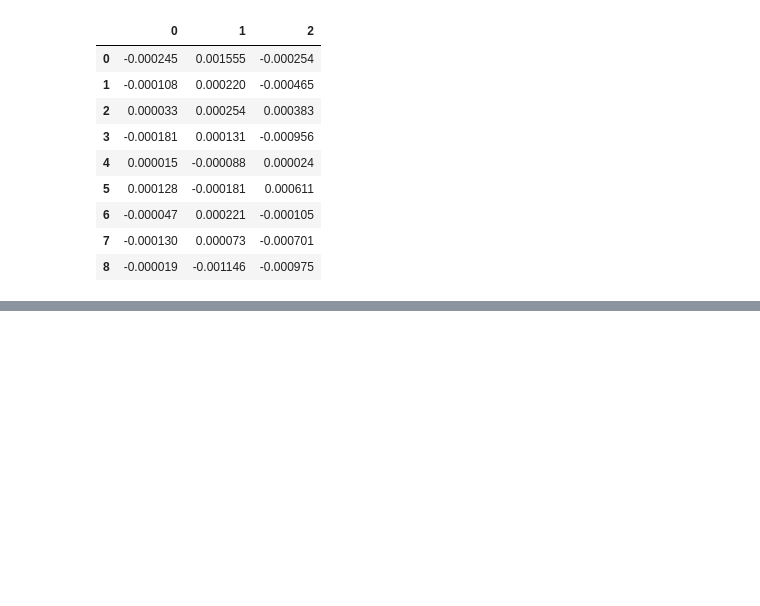
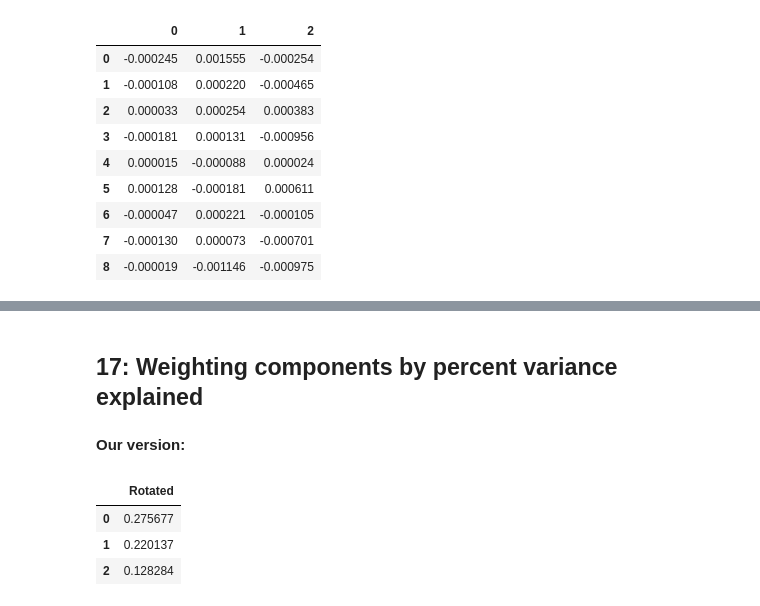
Before and after one commit to opengisci/Learn-PCA, a Jupyter notebook: PCA_tutorial.ipynb, the cells around one changed output, grey strips where cells are left out. Cells and saved outputs as stored; diff of their text form; code cells hidden in the pictures; blank space fills up the shorter version.

```diff
--- a/PCA_tutorial.ipynb
+++ b/PCA_tutorial.ipynb
@@ -761,0 +763,13 @@ max(diff.max()) # here we find a relatively minor maximum difference between the
+# %% [markdown]
+## 17: Weighting components by percent variance explained
+# %% [markdown]
+**Our version:**
+# %%
+# Determine proportion of variance explained
+use_to_scale = variation_explained[["Rotated"]]/tot
+use_to_scale
+# %% [output]
+|  | Rotated |
+| 0 | 0.275677 |
+| 1 | 0.220137 |
+| 2 | 0.128284 |
```
Also changed, not shown: parts of 11 cells of this notebook.
